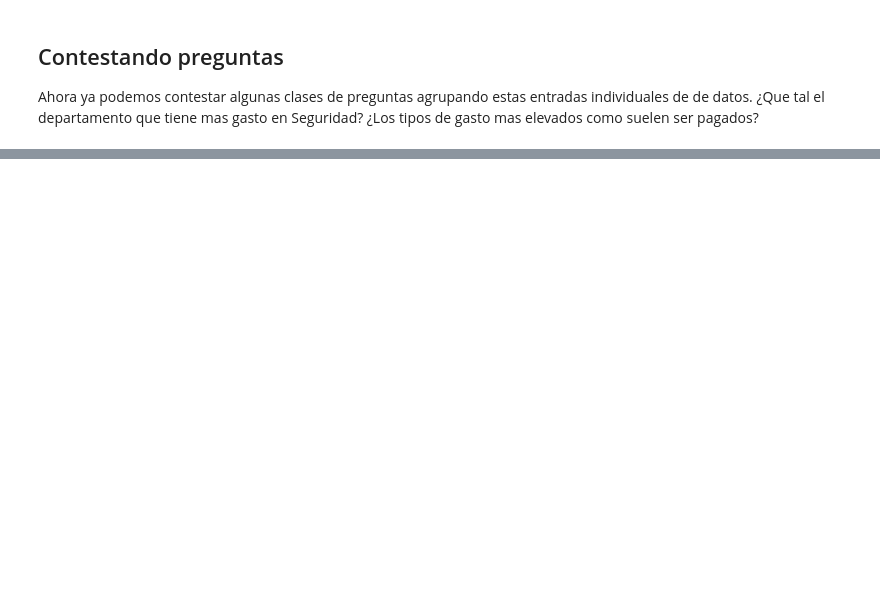
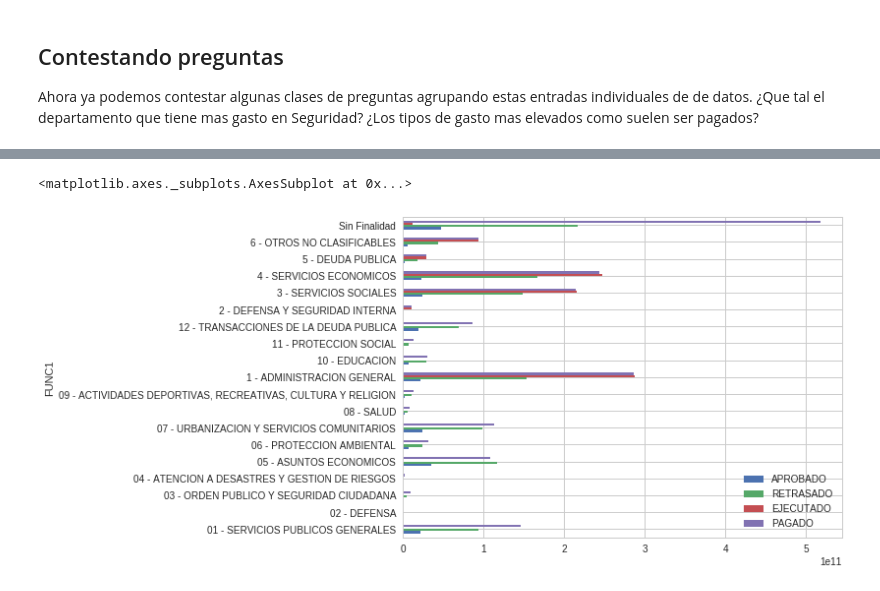
Before and after one commit to tian2992/notebooks_dateros, a Jupyter notebook: 01-Intro/Analisis Muni.ipynb, the cells around one changed output, grey strips where cells are left out. Cells and saved outputs as stored; diff of their text form; code cells hidden in the pictures; blank space fills up the shorter version.

```diff
--- a/01-Intro/Analisis Muni.ipynb
+++ b/01-Intro/Analisis Muni.ipynb
@@ -261,2 +550,5 @@ mi_muni_d.groupby(["DEPTO"]).sum()
 # %%
-func_p.plot(kind="barh", figsize=(8,6), linewidth=2.5, height=0.8)
+func_p.plot(kind="barh", figsize=(8,6), linewidth=2.5)
+# %% [output]
+<matplotlib.axes._subplots.AxesSubplot at 0x...>
+[figure, added]
```
Also changed, not shown: parts of 33 cells of this notebook.
